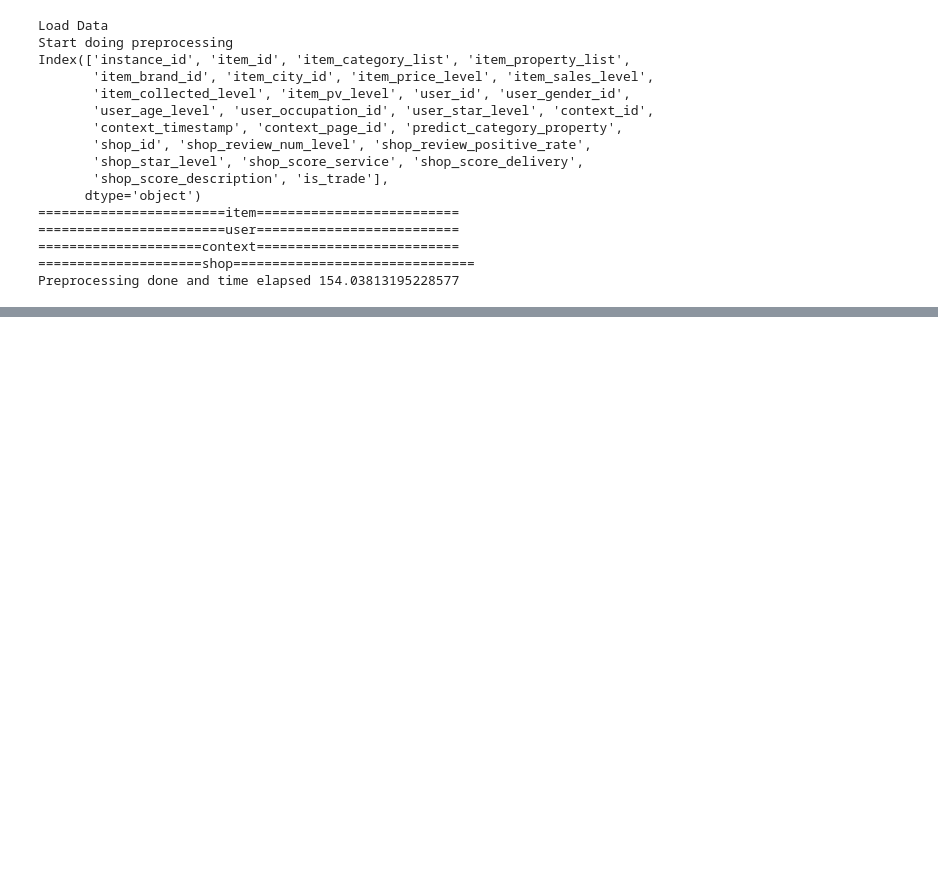
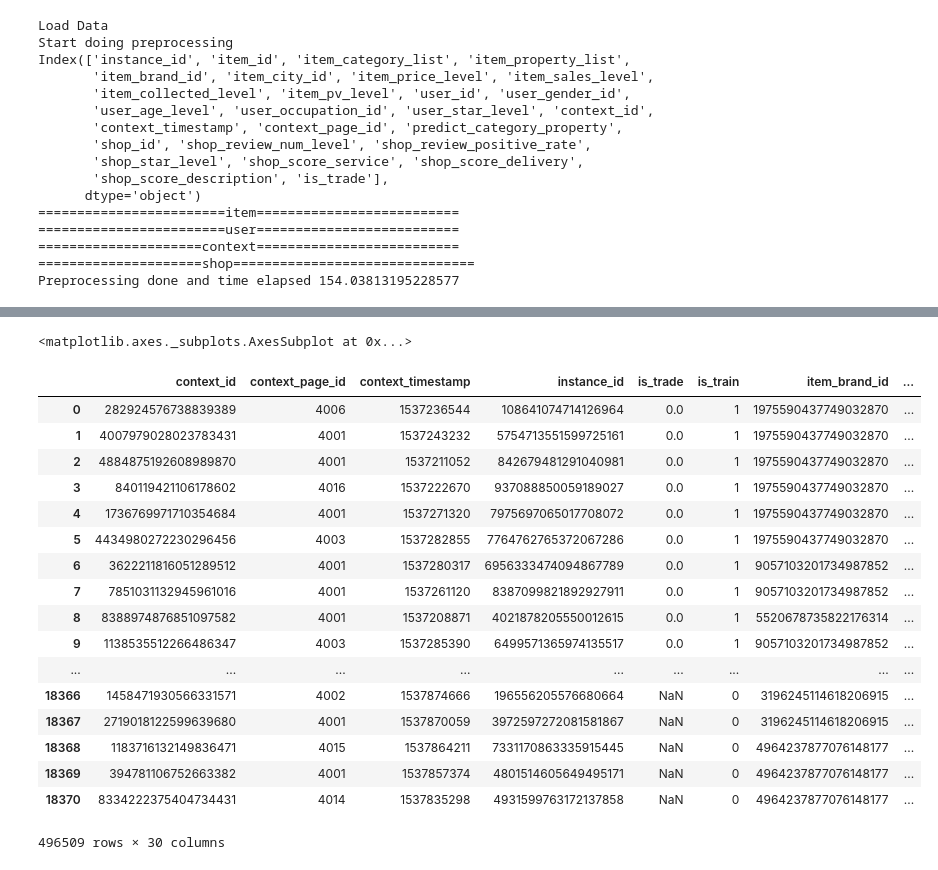
Before and after one commit to fengyin123/helloworld, a Jupyter notebook: feature_engineering/preprocessing.ipynb, the cells around one changed output, grey strips where cells are left out. Drawn from its saved outputs; the diff is of its cells as text; code cells hidden in the pictures; blank space fills up the shorter version.

```diff
--- a/feature_engineering/preprocessing.ipynb
+++ b/feature_engineering/preprocessing.ipynb
@@ -149,3 +149,5 @@ from utils import raw_data_path, dump_pickle
 path = '../data/'
 train_file = 'round1_ijcai_18_train_20180301.txt'
 test_file = 'round1_ijcai_18_test_a_20180301.txt'
+# %%
+data = load_data()
@@ -151,0 +172,30 @@ test_file = 'round1_ijcai_18_test_a_20180301.txt'
+# %%
+data['item_property_list'].apply(lambda x:len(str(x).split(";"))).value_counts().plot.bar()
+# %% [output]
+<matplotlib.axes._subplots.AxesSubplot at 0x...>
+# %%
+lbl = preprocessing.LabelEncoder()
+for i in range(1,3):
+    data['item_category_list' + str(i)] = lbl.fit_transform(data['item_category_list'].map(
+        lambda x: str(str(x).split(';')[i]) if len(str(x).split(';')) > i else ''))
+
+# del data['item_category_list']
+# %% [output]
+|  | context_id | context_page_id | context_timestamp | instance_id | is_trade | is_train | item_brand_id | ... |
+| 0 | 282924576738839389 | 4006 | 1537236544 | 108641074714126964 | 0.0 | 1 | 1975590437749032870 | ... |
+| 1 | 4007979028023783431 | 4001 | 1537243232 | 5754713551599725161 | 0.0 | 1 | 1975590437749032870 | ... |
+| 2 | 4884875192608989870 | 4001 | 1537211052 | 842679481291040981 | 0.0 | 1 | 1975590437749032870 | ... |
+| 3 | 840119421106178602 | 4016 | 1537222670 | 937088850059189027 | 0.0 | 1 | 1975590437749032870 | ... |
+| 4 | 1736769971710354684 | 4001 | 1537271320 | 7975697065017708072 | 0.0 | 1 | 1975590437749032870 | ... |
+| 5 | 4434980272230296456 | 4003 | 1537282855 | 7764762765372067286 | 0.0 | 1 | 1975590437749032870 | ... |
+| 6 | 3622211816051289512 | 4001 | 1537280317 | 6956333474094867789 | 0.0 | 1 | 9057103201734987852 | ... |
+| 7 | 7851031132945961016 | 4001 | 1537261120 | 8387099821892927911 | 0.0 | 1 | 9057103201734987852 | ... |
+| 8 | 8388974876851097582 | 4001 | 1537208871 | 4021878205550012615 | 0.0 | 1 | 5520678735822176314 | ... |
+| 9 | 1138535512266486347 | 4003 | 1537285390 | 6499571365974135517 | 0.0 | 1 | 9057103201734987852 | ... |
+| ... | ... | ... | ... | ... | ... | ... | ... | ... |
+| 18366 | 1458471930566331571 | 4002 | 1537874666 | 196556205576680664 | NaN | 0 | 3196245114618206915 | ... |
+| 18367 | 2719018122599639680 | 4001 | 1537870059 | 3972597272081581867 | NaN | 0 | 3196245114618206915 | ... |
+| 18368 | 1183716132149836471 | 4015 | 1537864211 | 7331170863335915445 | NaN | 0 | 4964237877076148177 | ... |
+| 18369 | 394781106752663382 | 4001 | 1537857374 | 4801514605649495171 | NaN | 0 | 4964237877076148177 | ... |
+| 18370 | 8334222375404734431 | 4014 | 1537835298 | 4931599763172137858 | NaN | 0 | 4964237877076148177 | ... |
+496509 rows × 30 columns
```
Also changed, not shown: parts of 5 cells of this notebook, 2 other files.
